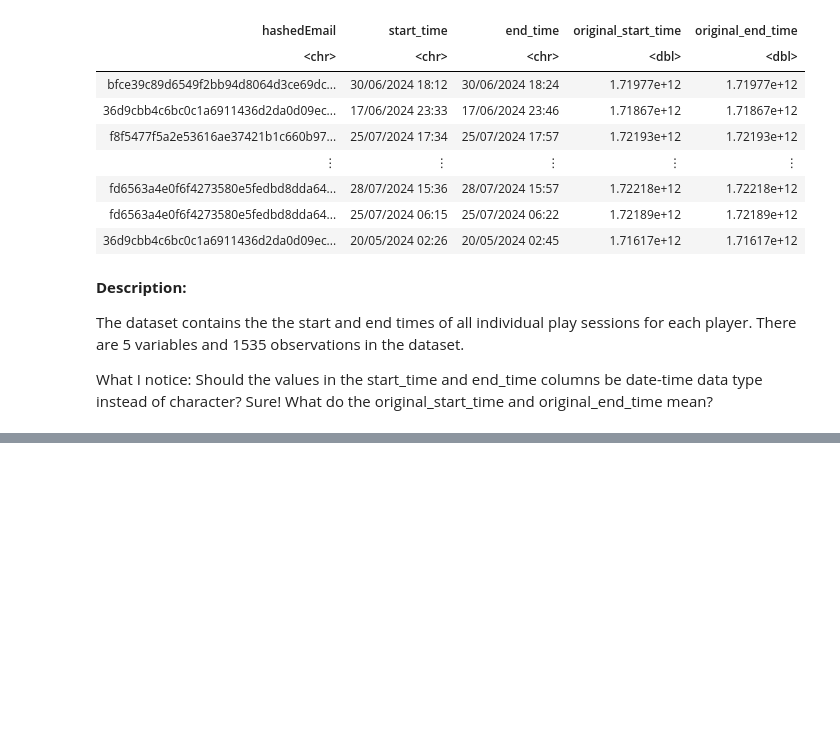
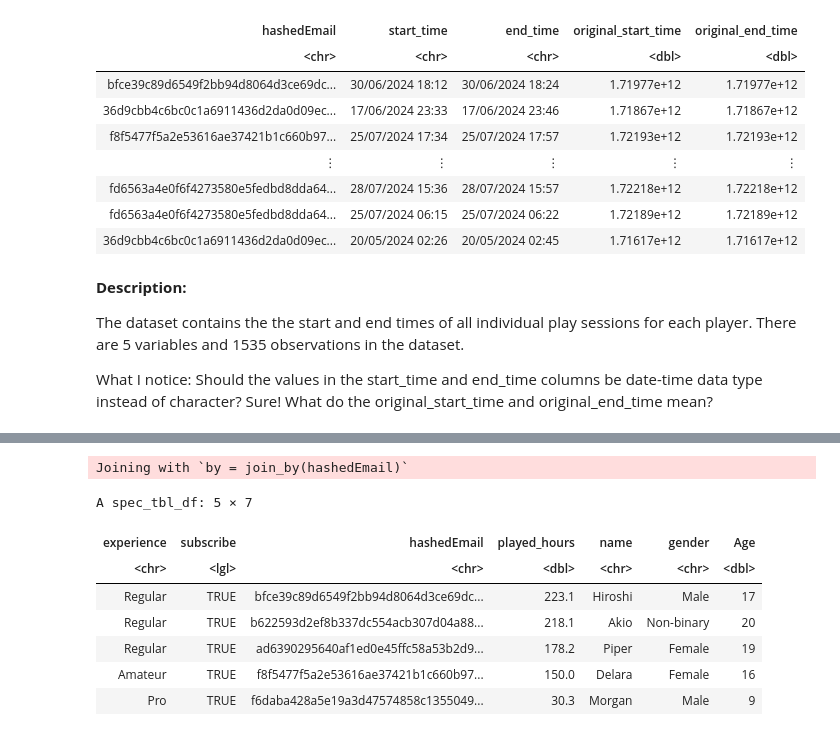
Before and after one commit to Gabriella478/dsci-100-project, a Jupyter notebook: project-2025.ipynb, the cells around one changed output, grey strips where cells are left out. Drawn from its saved outputs; the diff is of its cells as text; code cells hidden in the pictures; blank space fills up the shorter version.

```diff
--- a/project-2025.ipynb
+++ b/project-2025.ipynb
@@ -146,0 +226,14 @@ What do the original_start_time and original_end_time mean?
+# %%
+max_time_session_joined <- semi_join(players, sessions_total_time) |>
+    arrange(desc(played_hours))
+max_time_session_joined
+# %% [output]
+Joining with `by = join_by(hashedEmail)`
+A spec_tbl_df: 5 × 7
+| experience | subscribe | hashedEmail | played_hours | name | gender | Age |
+| <chr> | <lgl> | <chr> | <dbl> | <chr> | <chr> | <dbl> |
+| Regular | TRUE | bfce39c89d6549f2bb94d8064d3ce69dc... | 223.1 | Hiroshi | Male | 17 |
+| Regular | TRUE | b622593d2ef8b337dc554acb307d04a88... | 218.1 | Akio | Non-binary | 20 |
+| Regular | TRUE | ad6390295640af1ed0e45ffc58a53b2d9... | 178.2 | Piper | Female | 19 |
+| Amateur | TRUE | f8f5477f5a2e53616ae37421b1c660b97... | 150.0 | Delara | Female | 16 |
+| Pro | TRUE | f6daba428a5e19a3d47574858c1355049... | 30.3 | Morgan | Male | 9 |
```
Also changed, not shown: parts of 7 cells of this notebook.
